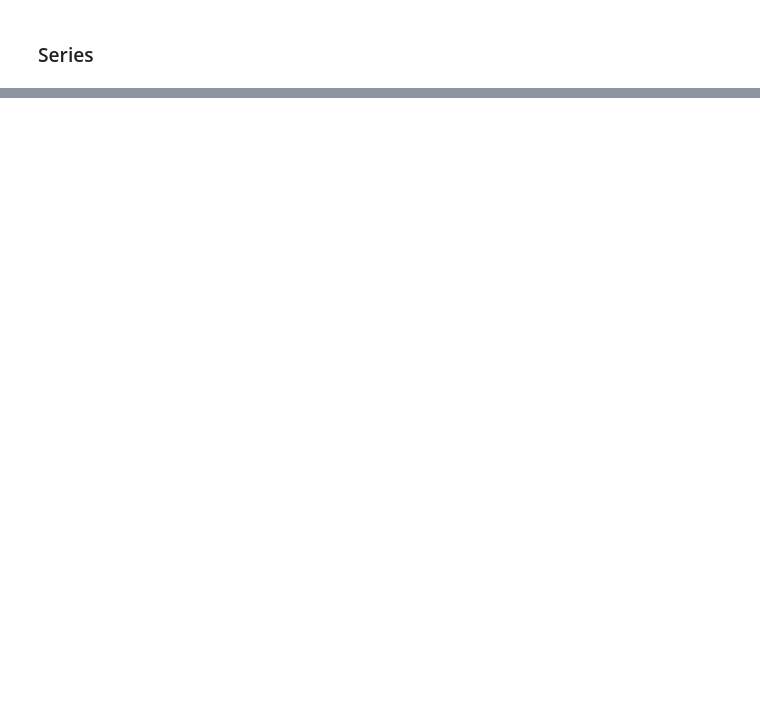
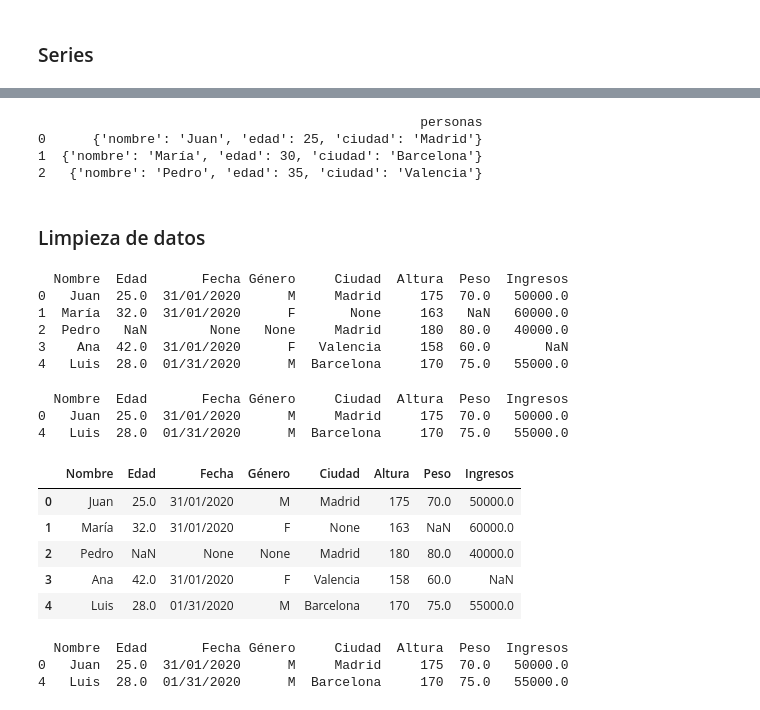
Before and after one commit to DenisseJ/Python-3-Intermedio, a Jupyter notebook: Bibliotecas.ipynb, the cells around one changed output, grey strips where cells are left out. Cells and saved outputs as stored; diff of their text form; code cells hidden in the pictures; blank space fills up the shorter version.

```diff
--- a/Bibliotecas.ipynb
+++ b/Bibliotecas.ipynb
@@ -173,0 +444,63 @@ arr = np.
+# %%
+df = pd.read_json("../Python 3 Intermedio/dataset/dataset.json")
+print(df.to_string())
+# %% [output]
+                                                 personas
+0      {'nombre': 'Juan', 'edad': 25, 'ciudad': 'Madrid'}
+1  {'nombre': 'María', 'edad': 30, 'ciudad': 'Barcelona'}
+2   {'nombre': 'Pedro', 'edad': 35, 'ciudad': 'Valencia'}
+# %% [markdown]
+### Limpieza de datos
+# %%
+data = {
+
+    'Nombre': ['Juan', 'María', 'Pedro', 'Ana', 'Luis'],
+
+    'Edad': [25, 32, None, 42, 28],
+
+    'Fecha': ['31/01/2020', '31/01/2020', None, '31/01/2020', '01/31/2020'],
+
+    'Género': ['M', 'F', None, 'F', 'M'],
+
+    'Ciudad': ['Madrid', None, 'Madrid', 'Valencia', 'Barcelona'],
+
+    'Altura': [175, 163, 180, 158, 170],
+
+    'Peso': [70, None, 80, 60, 75],
+
+    'Ingresos': [50000, 60000, 40000, None, 55000]
+
+}
+# %%
+df = pd.DataFrame(data)
+print(df)
+# %% [output]
+  Nombre  Edad       Fecha Género     Ciudad  Altura  Peso  Ingresos
+0   Juan  25.0  31/01/2020      M     Madrid     175  70.0   50000.0
+1  María  32.0  31/01/2020      F       None     163   NaN   60000.0
+2  Pedro   NaN        None   None     Madrid     180  80.0   40000.0
+3    Ana  42.0  31/01/2020      F   Valencia     158  60.0       NaN
+4   Luis  28.0  01/31/2020      M  Barcelona     170  75.0   55000.0
+# %%
+df_sin_vacios = df.dropna() # Elimina campos nulos, None, Nall
+print(df_sin_vacios.to_string())
+# %% [output]
+  Nombre  Edad       Fecha Género     Ciudad  Altura  Peso  Ingresos
+0   Juan  25.0  31/01/2020      M     Madrid     175  70.0   50000.0
+4   Luis  28.0  01/31/2020      M  Barcelona     170  75.0   55000.0
+# %%
+df
+# %% [output]
+|  | Nombre | Edad | Fecha | Género | Ciudad | Altura | Peso | Ingresos |
+| 0 | Juan | 25.0 | 31/01/2020 | M | Madrid | 175 | 70.0 | 50000.0 |
+| 1 | María | 32.0 | 31/01/2020 | F | None | 163 | NaN | 60000.0 |
+| 2 | Pedro | NaN | None | None | Madrid | 180 | 80.0 | 40000.0 |
+| 3 | Ana | 42.0 | 31/01/2020 | F | Valencia | 158 | 60.0 | NaN |
+| 4 | Luis | 28.0 | 01/31/2020 | M | Barcelona | 170 | 75.0 | 55000.0 |
+# %%
+df.dropna(inplace=True) #Quita registros con valores nulos
+print(df.to_string())
+# %% [output]
+  Nombre  Edad       Fecha Género     Ciudad  Altura  Peso  Ingresos
+0   Juan  25.0  31/01/2020      M     Madrid     175  70.0   50000.0
+4   Luis  28.0  01/31/2020      M  Barcelona     170  75.0   55000.0
```
Also changed, not shown: parts of 63 cells of this notebook, 1 other file.
